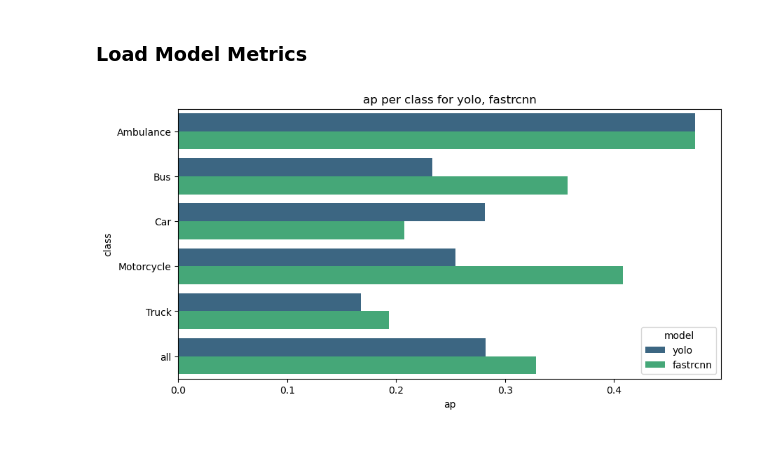
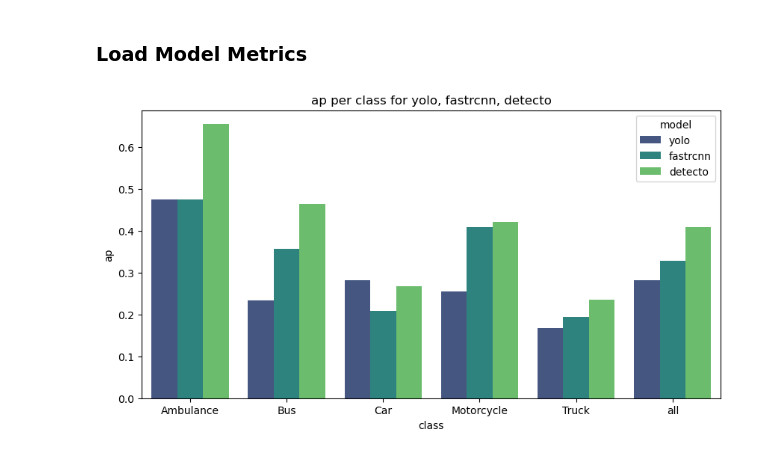
Before and after one commit to FutureScopeAI/AAI501, a Jupyter notebook: notebooks/comparison.ipynb, the cells around one changed output. Saved outputs shown, nothing was run; the diff lists cells and outputs as text; code cells hidden in the pictures.

Commit message:
feat: Added Detecto version of fastrcnn

```diff
--- a/notebooks/comparison.ipynb
+++ b/notebooks/comparison.ipynb
@@ -3,7 +3,7 @@
 # %%
 import pandas as pd
 # %%
-models = ['yolo', 'fastrcnn']
+models = ['yolo', 'fastrcnn', 'detecto']
 # %% [markdown]
 ### Load Model Metrics
 # %%
@@ -20,11 +20,11 @@ df = pd.concat(dfs.values())
 # %%
 import matplotlib.pyplot as plt
 import seaborn as sns
 
 # Bar Plot for mAP per class and model
 plt.figure(figsize=(10, 5))
-sns.barplot(x='ap', y='class', hue='model', data=df, palette='viridis')
+sns.barplot(x='class', y='ap', hue='model', data=df, palette='viridis')
 plt.title(f"ap per class for {', '.join(models)}")
 plt.show()
 # %% [output]
-[figure, old version]
+[figure, new version]
```
Also changed, not shown: 2 other files.
